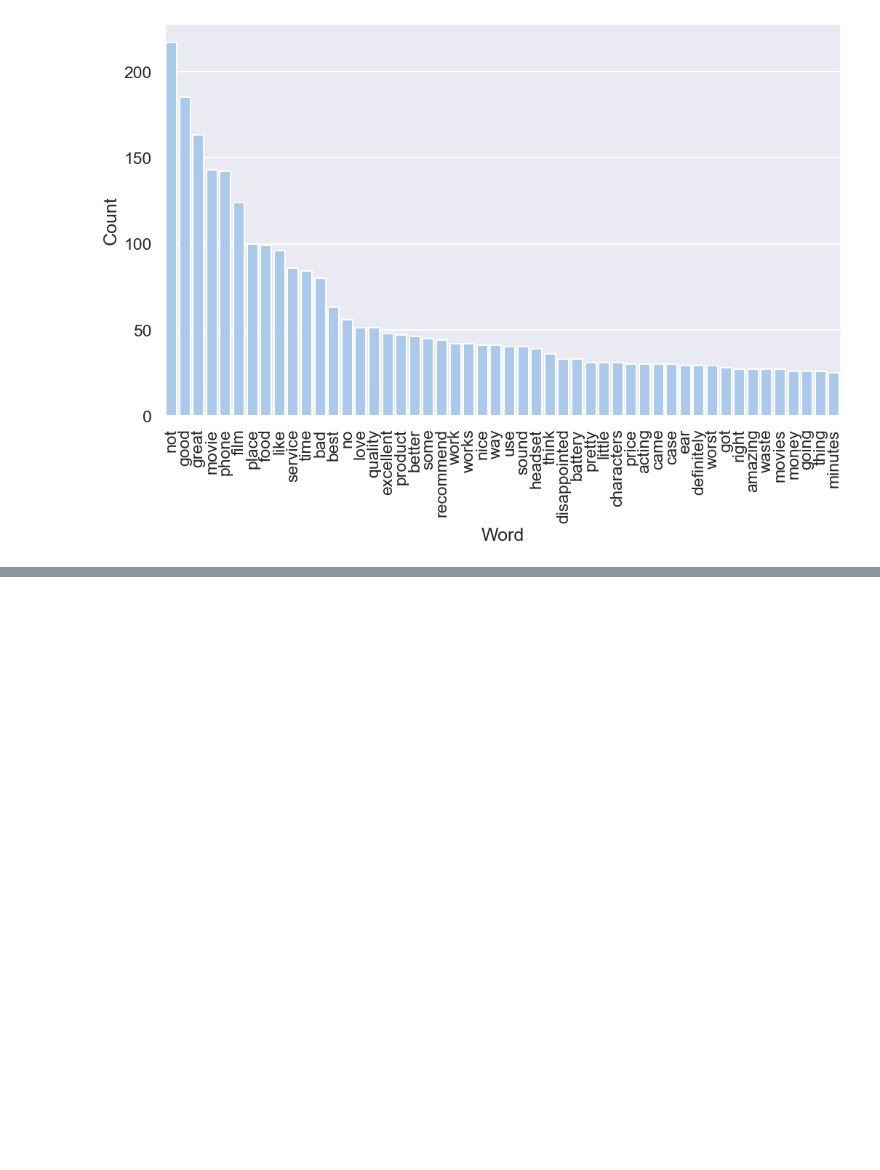
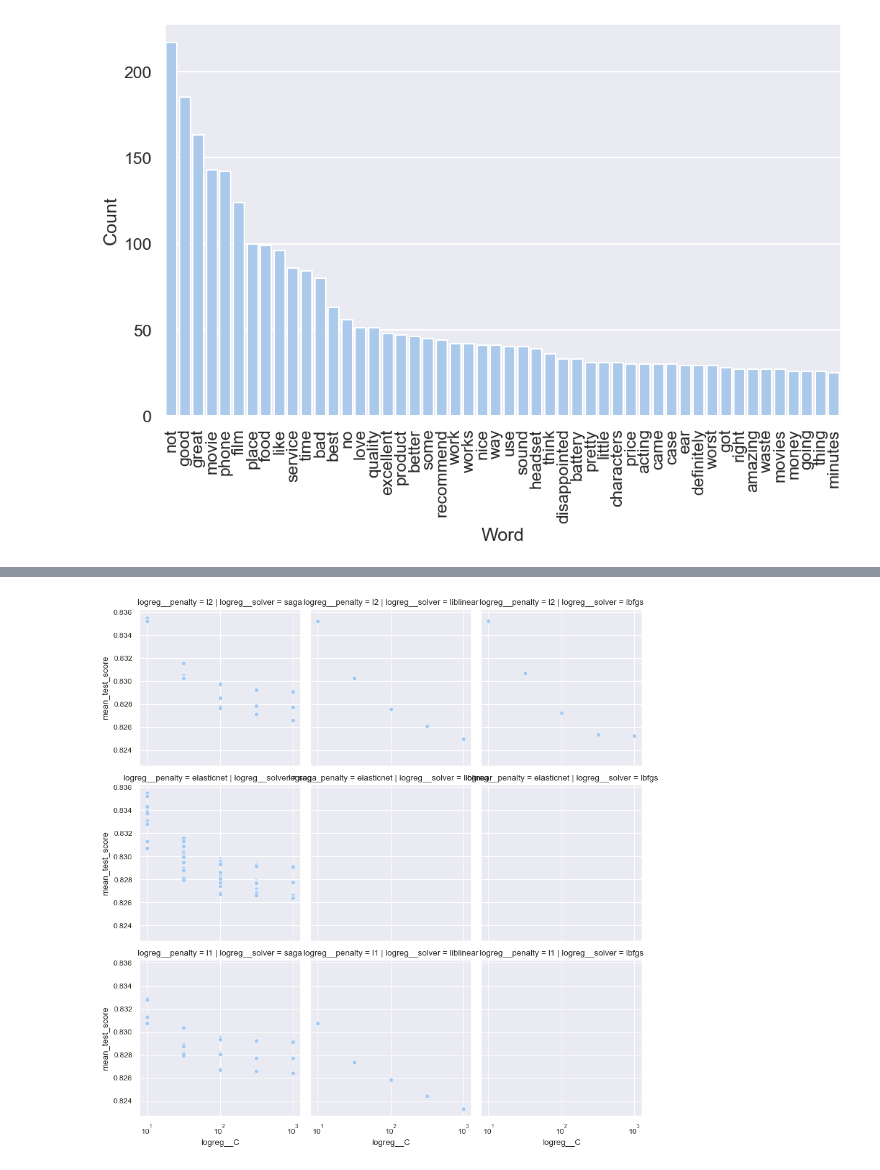
Before and after one commit to cabradna/cs135-24f-assignments, a Jupyter notebook: projectA/cbradna_T1_a.ipynb, the cells around one changed output, grey strips where cells are left out. Cells and saved outputs as stored; diff of their text form; code cells hidden in the pictures; blank space fills up the shorter version.

```diff
--- a/projectA/cbradna_T1_a.ipynb
+++ b/projectA/cbradna_T1_a.ipynb
@@ -247,0 +508,6 @@ plt.show()
+# %%
+g = sns.FacetGrid(topN_models, col="logreg__solver",  row="logreg__penalty")
+g.map(sns.scatterplot, "logreg__C", "mean_test_score")
+plt.xscale('log')
+# %% [output]
+[figure, added]
```
Also changed, not shown: parts of 38 cells of this notebook, 4 other files.
